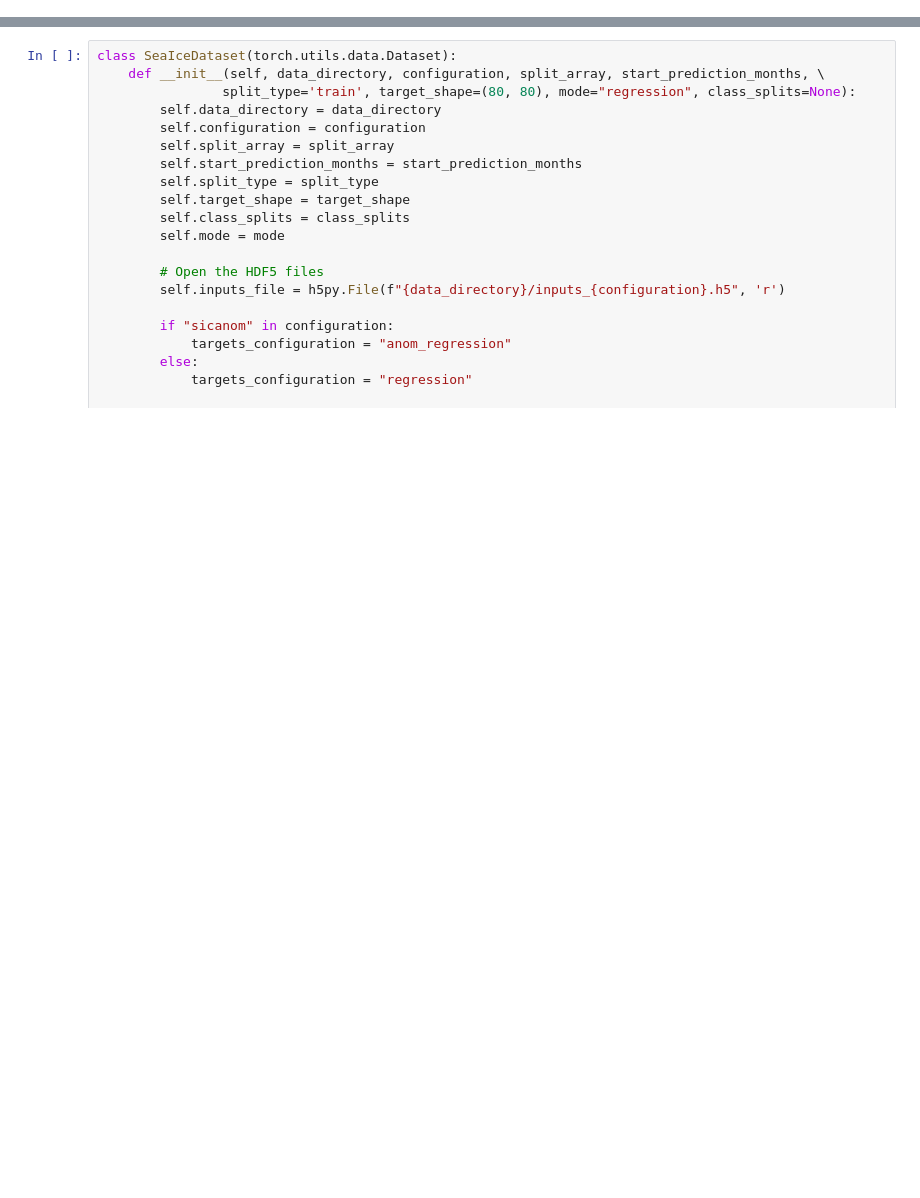
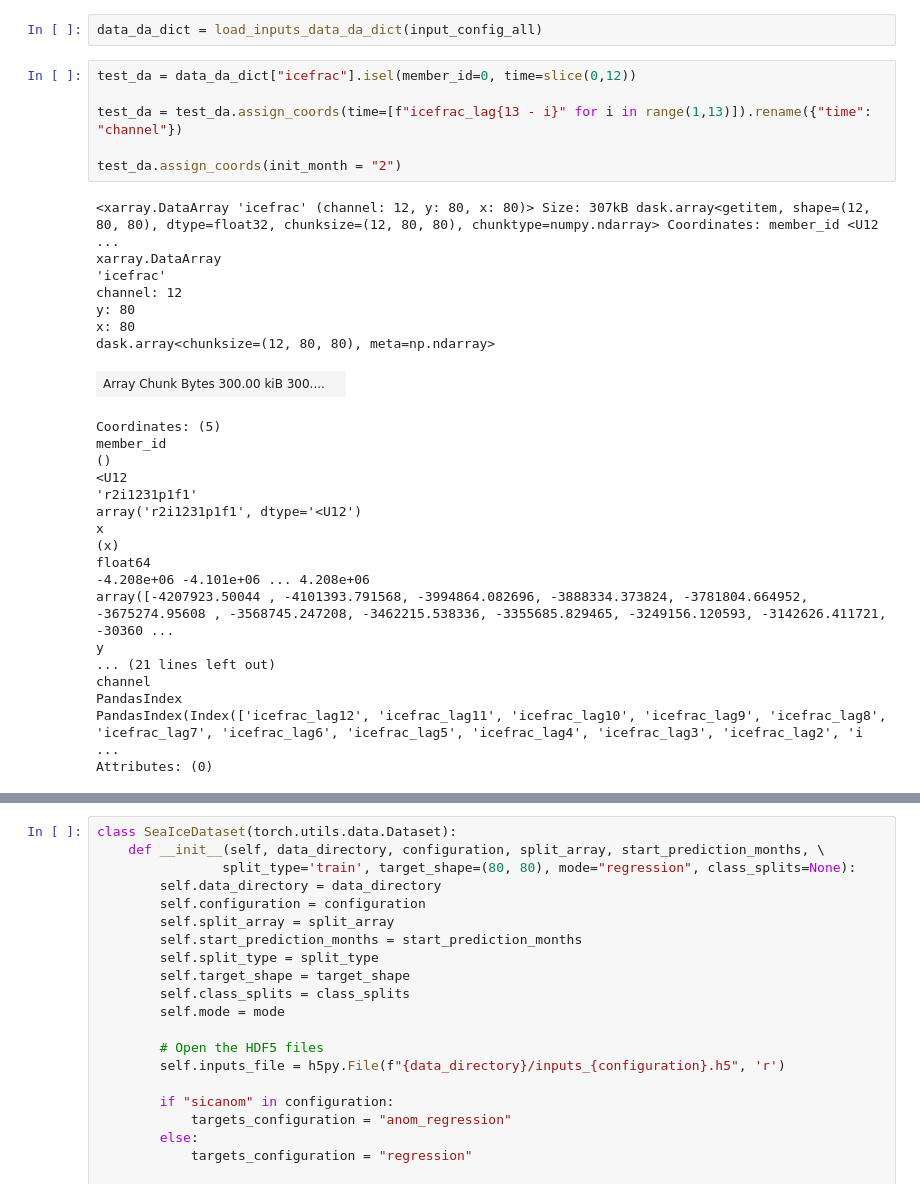
Before and after one commit to ychnli/sicpred, a Jupyter notebook: notebooks/cesm_lens_testing.ipynb, the cells around one changed output, grey strips where cells are left out. Drawn from its saved outputs; the diff is of its cells as text; blank space fills up the shorter version.

```diff
--- a/notebooks/cesm_lens_testing.ipynb
+++ b/notebooks/cesm_lens_testing.ipynb
@@ -268,0 +91,34 @@ Attributes: (0)
+# %%
+data_da_dict = load_inputs_data_da_dict(input_config_all)
+# %%
+test_da = data_da_dict["icefrac"].isel(member_id=0, time=slice(0,12))
+
+test_da = test_da.assign_coords(time=[f"icefrac_lag{13 - i}" for i in range(1,13)]).rename({"time": "channel"})
+
+test_da.assign_coords(init_month = "2")
+# %% [output]
+<xarray.DataArray 'icefrac' (channel: 12, y: 80, x: 80)> Size: 307kB dask.array<getitem, shape=(12, 80, 80), dtype=float32, chunksize=(12, 80, 80), chunktype=numpy.ndarray> Coordinates: member_id <U12 ...
+xarray.DataArray
+'icefrac'
+channel: 12
+y: 80
+x: 80
+dask.array<chunksize=(12, 80, 80), meta=np.ndarray>
+| Array Chunk Bytes 300.00 kiB 300.... |  |
+Coordinates: (5)
+member_id
+()
+<U12
+'r2i1231p1f1'
+array('r2i1231p1f1', dtype='<U12')
+x
+(x)
+float64
+-4.208e+06 -4.101e+06 ... 4.208e+06
+array([-4207923.50044 , -4101393.791568, -3994864.082696, -3888334.373824, -3781804.664952, -3675274.95608 , -3568745.247208, -3462215.538336, -3355685.829465, -3249156.120593, -3142626.411721, -30360 ...
+y
+... (21 lines left out)
+channel
+PandasIndex
+PandasIndex(Index(['icefrac_lag12', 'icefrac_lag11', 'icefrac_lag10', 'icefrac_lag9', 'icefrac_lag8', 'icefrac_lag7', 'icefrac_lag6', 'icefrac_lag5', 'icefrac_lag4', 'icefrac_lag3', 'icefrac_lag2', 'i ...
+Attributes: (0)
```
Also changed, not shown: parts of 12 cells of this notebook.
